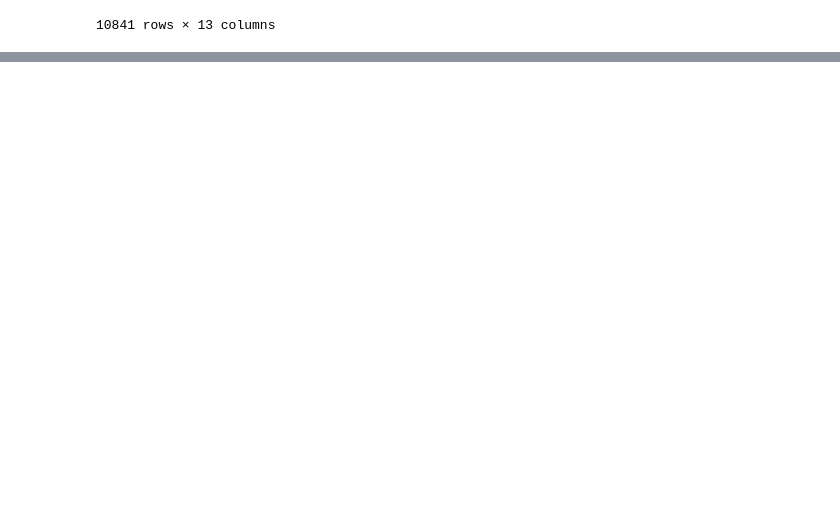
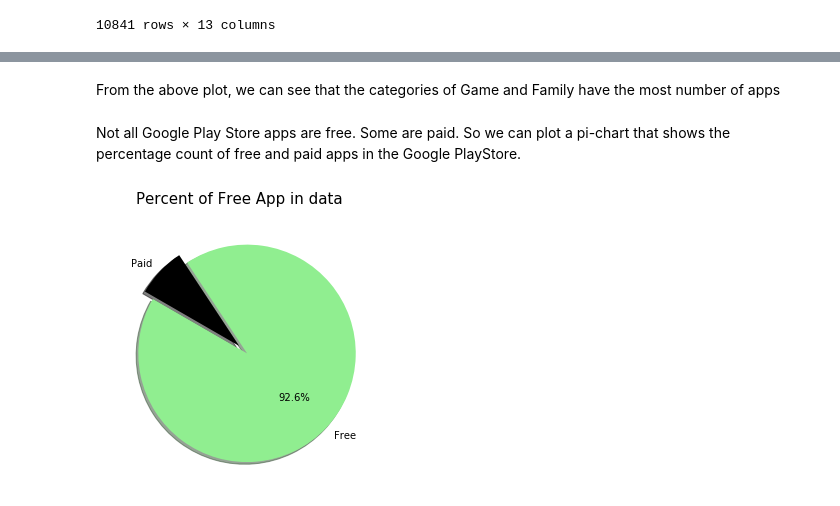
Before and after one commit to PrathibaSwamykannu/Google-Play-Store-Apps, a Jupyter notebook: Project_File .ipynb, the cells around one changed output, grey strips where cells are left out. Drawn from its saved outputs; the diff is of its cells as text; code cells hidden in the pictures; blank space fills up the shorter version.

```diff
--- a/Project_File .ipynb
+++ b/Project_File .ipynb
@@ -37,0 +265,3 @@ df
+# %%
+df.iloc[10472,1:] = df.iloc[10472,1:].shift(1)
+df[10471:10473]
@@ -37,0 +304,6 @@ df
+# %%
+rcParams['figure.figsize'] = 11.7,8.27
+rating_graph = sns.kdeplot(df.Rating, color="Blue", shade = True)
+rating_graph.set_xlabel("Ratings")
+rating_graph.set_ylabel("Frequency of Rating")
+plt.title('Distribution of Ratings among the apps',size = 20)
@@ -37,0 +322,21 @@ df
+# %% [markdown]
+From the above plot, we can see that the categories of Game and Family have the most number of apps
+# %% [markdown]
+Not all Google Play Store apps are free. Some are paid. So we can plot a pi-chart that shows the percentage count of free and paid apps in the Google PlayStore.
+# %%
+labels =df['Type'].value_counts(sort = True).index
+sizes = df['Type'].value_counts(sort = True)
+
+
+colors = ["lightgreen","black"]
+explode = (0.1,0)
+
+rcParams['figure.figsize'] = 5,5
+# Plot
+plt.pie(sizes, explode=explode, labels=labels, colors=colors,
+        autopct='%1.1f%%', shadow=True, startangle=150,)
+
+plt.title('Percent of Free App in data', size = 15)
+plt.show()
+# %% [output]
+[figure, added]
```
Also changed, not shown: parts of 104 cells of this notebook.
